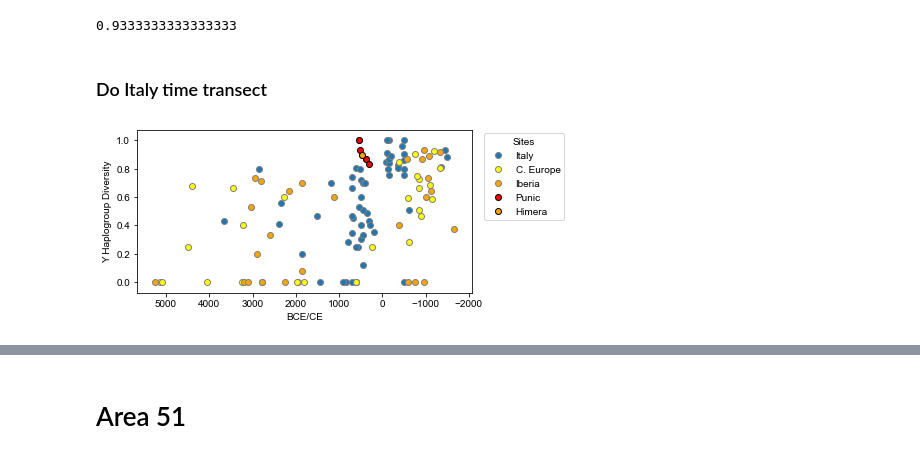
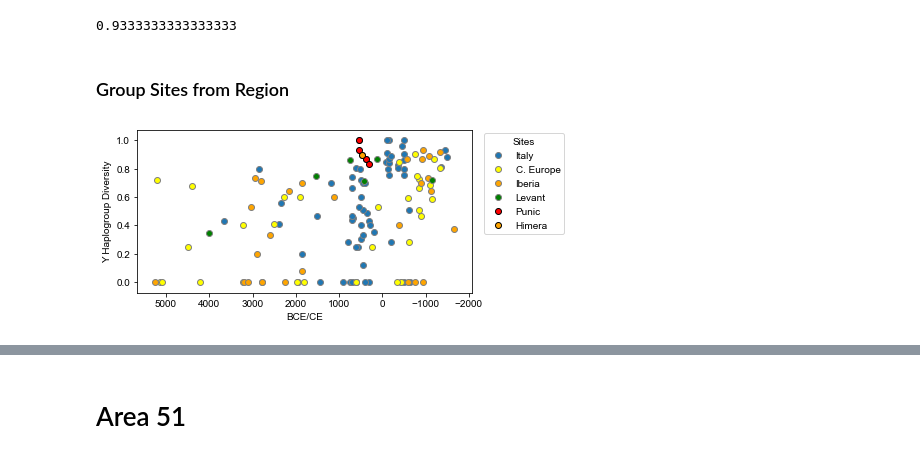
Before and after one commit to hringbauer/punic_aDNA, a Jupyter notebook: notebooks/figs/plot_y_div.ipynb, the cells around one changed output, grey strips where cells are left out. Drawn from its saved outputs; the diff is of its cells as text; code cells hidden in the pictures.

```diff
--- a/notebooks/figs/plot_y_div.ipynb
+++ b/notebooks/figs/plot_y_div.ipynb
@@ -44,7 +44,7 @@ CPU Count: 28
 3.7.4 (default, Sep 11 2019, 11:24:51)
 [GCC 6.2.0]
 # %%
-df_meta = pd.read_csv("/n/groups/reich/hringbauer/Data/v53.1.anno.haplogroups.csv") # Load Meta Data
+df_meta = pd.read_csv("/n/groups/reich/hringbauer/Data/v54.1.anno.haplogroups.csv") # Load Meta Data
 # v53.1 Meta uses the "Y haplogroup  in ISOGG v15.73 notation (automatically called)" column
 
 min_snp = 150000
@@ -128,8 +129,7 @@ Name: loc, dtype: int64
 
 def filter_df_age(df, age_delta = 300, output=False):
     """Takes Dataframe as Input, and filters to samples within age_delta of median age.
-    Return Dataframe and mediuma Age"""
-    age_delta = 300
+    Return Dataframe and medium Age"""
     age_med = np.median(df["age"])
     idx = (df["age"]< age_med + age_delta) & (df["age"] > age_med - age_delta)
     df = df[idx].copy().reset_index(drop=False)
@@ -148,7 +148,7 @@ def simpson_di(x):
     """ Given a count vector, returns the Simpson Diversity Index
     """
     n = np.sum(x) # Sample Size
-    h = np.sum(x*(x-1)) / (n*(n-1)) # How many pairs are identicla
+    h = np.sum(x*(x-1)) / (n*(n-1)) # Fraction of pairs are identiclal
     s = 1 - h
     return 1-h
 
@@ -177,6 +177,14 @@ def create_ydiv_df(df, sites=[],
     df = pd.DataFrame(data)
     df.columns = ["loc", "age", "males", "D"]
     return df
+
+def get_sub_df_region(region="", min_n=5):
+    """Get a Dataframe of Y haplogroup diversities per sites"""
+    df_ib = df[df["region"].isin(region)]
+    cts = df_ib["loc"].value_counts()
+    sites = cts[cts>=min_n].index.values
+    df_y_it = create_ydiv_df(df, sites=sites)
+    return df_y_it
 # %%
 #df_t = df[df["loc"]=="Sardinia, Tharros"]
 
@@ -190,5 +198,3 @@ simpson_di(y)
 0.9333333333333333
 # %%
 df_y = create_ydiv_df(df, sites=["Kerkouene", "Sardinia, Tharros"])
-# %% [markdown]
-### Do Italy time transect
@@ -203,8 +201,10 @@ def get_sub_df_region(region="", min_n=5):
+# %% [markdown]
+### Group Sites from Region
 # %%
 df_y_it = get_sub_df_region(["Italy"], min_n=5)
-df_y_fr = get_sub_df_region(["France", "Germany"], min_n=5)
+df_y_fr = get_sub_df_region(["France", "Germany", "Austria"], min_n=5)
 df_y_ib = get_sub_df_region(["Spain", "Portugal"], min_n=5)
-df_y_lev = get_sub_df_region(["Israel", "Portugal"], min_n=5)
+df_y_lev = get_sub_df_region(["Israel", "Lebanon"], min_n=5)
 #df_y_ib = get_sub_df_region(["Spain", "Portugal"])
 
 df_y_pun = create_ydiv_df(df, sites=["Kerkouene", "Sardinia, Tharros",
@@ -216,19 +216,20 @@ df_y_him = create_ydiv_df(df, sites=["Sicily, Himera"],
 # %%
 epsilon=0
 
 plt.figure(figsize=(6,3))
 ax = plt.gca()
 ax.scatter(df_y_it["age"]-1950, df_y_it["D"]+epsilon, ec="gray", label="Italy")
 ax.scatter(df_y_fr["age"]-1950, df_y_fr["D"]+epsilon, c="yellow", ec="gray", label="C. Europe")
 ax.scatter(df_y_ib["age"]-1950, df_y_ib["D"]+epsilon, c="orange", ec="gray", label="Iberia")
+ax.scatter(df_y_lev["age"]-1950, df_y_lev["D"]+epsilon, c="green", ec="gray", label="Levant")
 ax.scatter(df_y_pun["age"]-1950, df_y_pun["D"]+epsilon, ec="k", c="red", label="Punic")
 ax.scatter(df_y_him["age"]-1950, df_y_him["D"]+epsilon, ec="k", c="orange", label="Himera")
 
 ax.set_ylabel("Y Haplogroup Diversity")
 ax.set_xlabel("BCE/CE")
 ax.invert_xaxis()
 ax.legend(loc="upper left", title="Sites", bbox_to_anchor=(1.02, 1.01))
 #ax.set_yscale('squareroot')
 plt.show()
 # %% [output]
-[figure, old version]
+[figure, new version]
```
Also changed, not shown: parts of 7 cells of this notebook, 13 other files.
